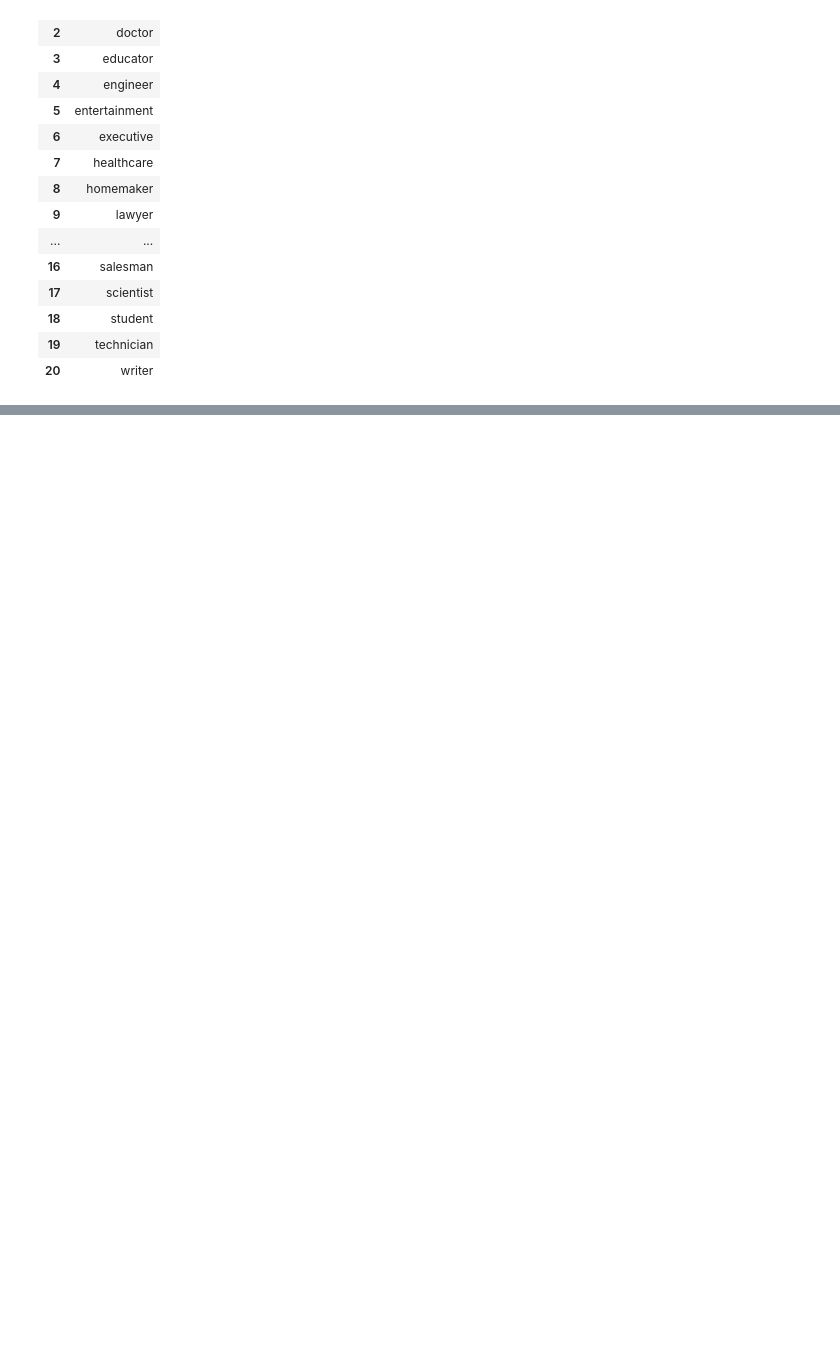
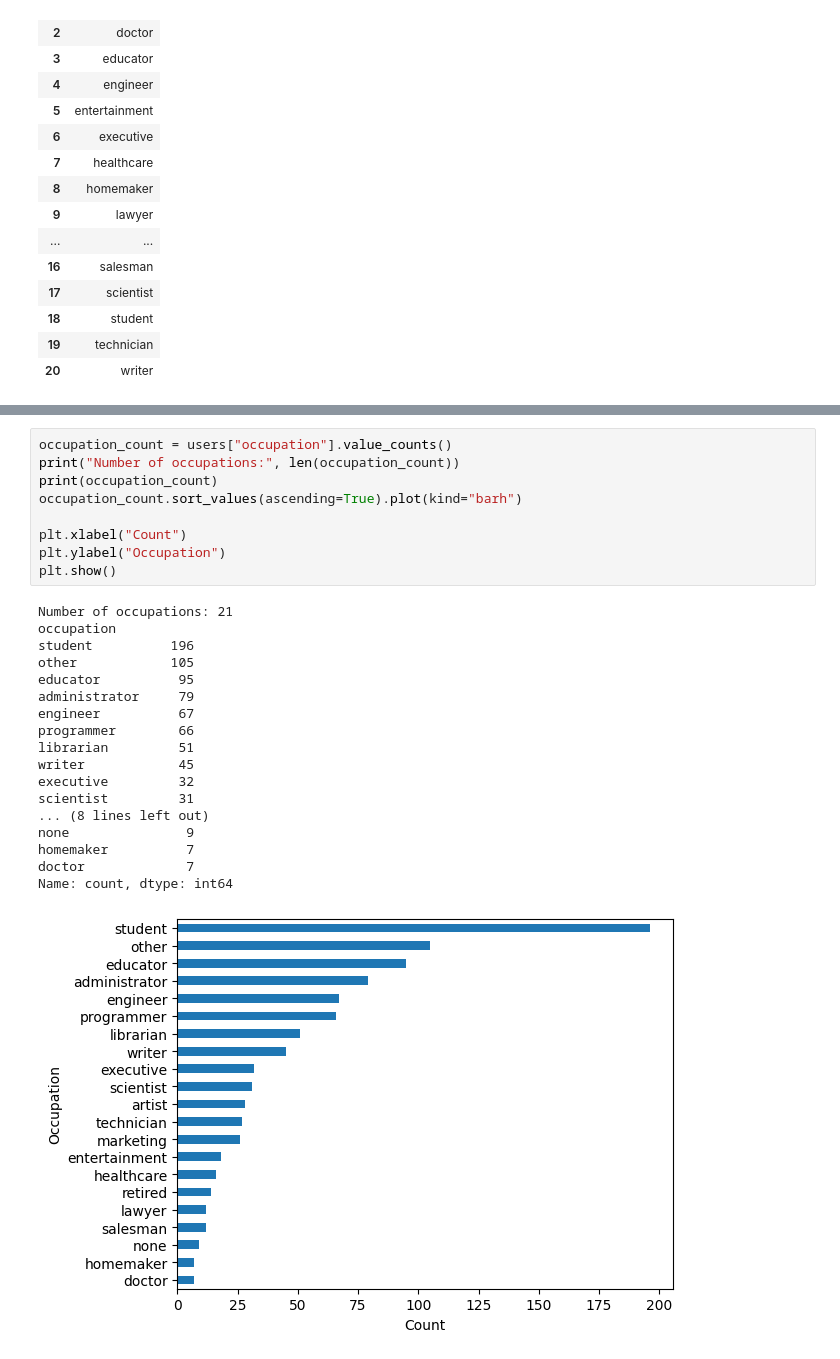
Before and after one commit to thanhbach0904/WebMining-RecSys-20251, a Jupyter notebook: notebooks/eda.ipynb, the cells around one changed output, grey strips where cells are left out. Drawn from its saved outputs; the diff is of its cells as text; blank space fills up the shorter version.

```diff
--- a/notebooks/eda.ipynb
+++ b/notebooks/eda.ipynb
@@ -283,0 +310,28 @@ users
+# %%
+occupation_count = users["occupation"].value_counts()
+print("Number of occupations:", len(occupation_count))
+print(occupation_count)
+occupation_count.sort_values(ascending=True).plot(kind="barh")
+
+plt.xlabel("Count")
+plt.ylabel("Occupation")
+plt.show()
+# %% [output]
+Number of occupations: 21
+occupation
+student          196
+other            105
+educator          95
+administrator     79
+engineer          67
+programmer        66
+librarian         51
+writer            45
+executive         32
+scientist         31
+... (8 lines left out)
+none               9
+homemaker          7
+doctor             7
+Name: count, dtype: int64
+[figure, added]
```
Also changed, not shown: parts of 4 cells of this notebook.
